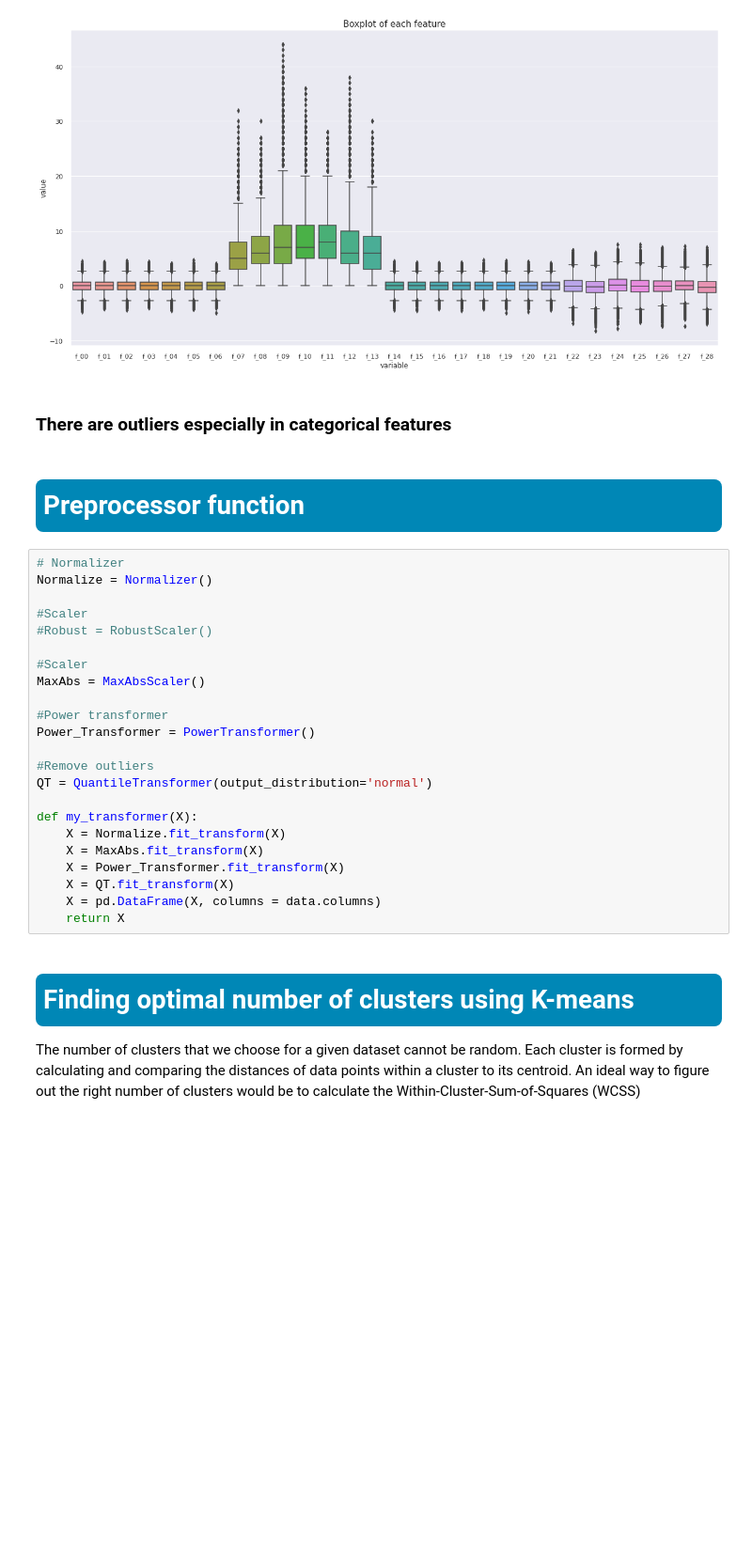
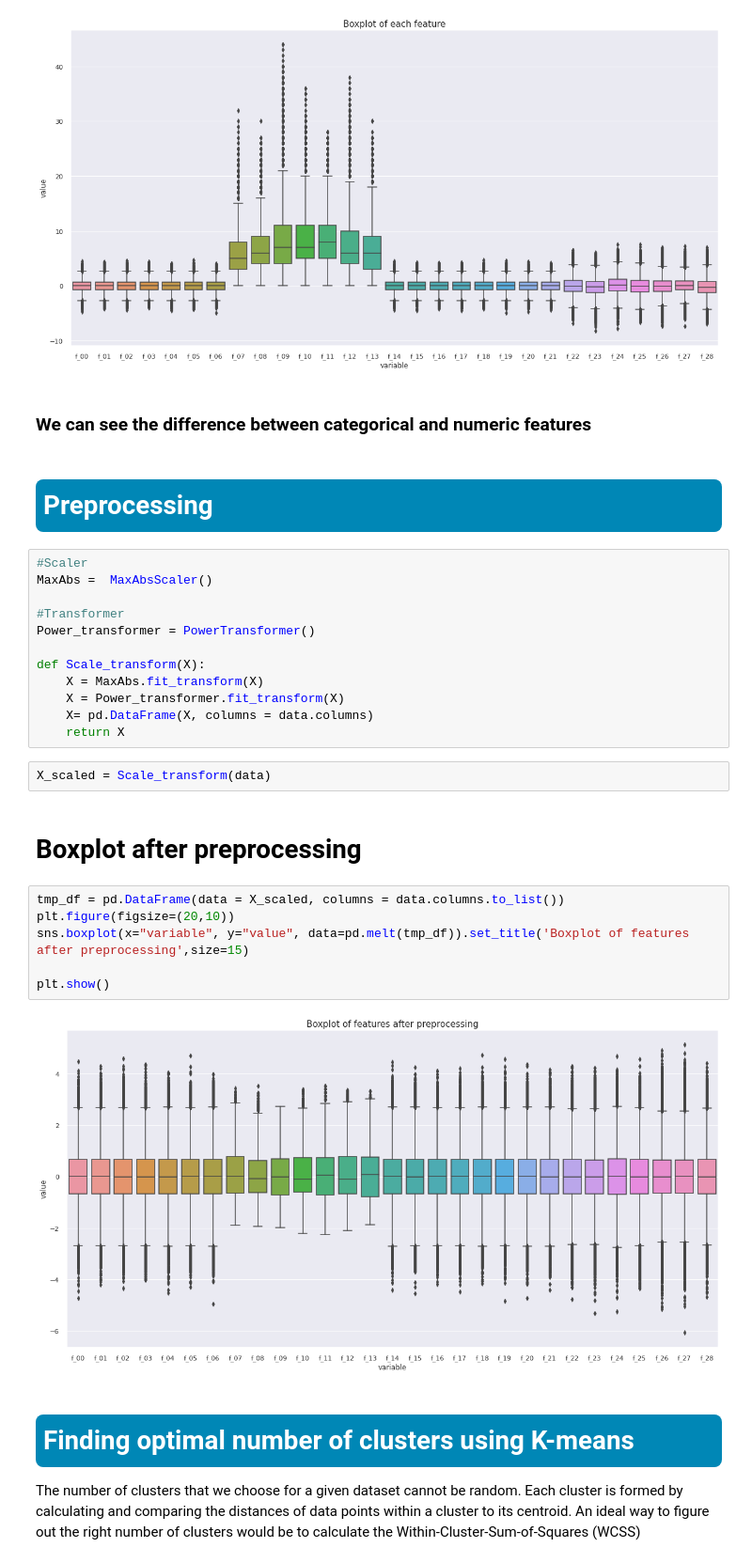
Before and after one commit to mehrdad-sadeghi/jupyter, a Jupyter notebook: tps-july2022-clustering-challenge-eda.ipynb, the cells around one changed output. Shown at 94% size. Drawn from its saved outputs; the diff is of its cells as text; blank space fills up the shorter version.

```diff
--- a/tps-july2022-clustering-challenge-eda.ipynb
+++ b/tps-july2022-clustering-challenge-eda.ipynb
@@ -103,32 +119,33 @@ plt.show()
 # %% [output]
 [figure]
 # %% [markdown]
-<h3 class="alert alert-info"> There are outliers especially in categorical features </h3>
+<h3 class="alert alert-info"> We can see the difference between categorical and numeric features  </h3>
 # %% [markdown]
-<h1 id="agrywdda" style="color:white;background:#0087B6;padding:8px;border-radius:8px"> Preprocessor function </h1>
+<h1 id="agrywdda" style="color:white;background:#0087B6;padding:8px;border-radius:8px"> Preprocessing </h1>
 # %%
-# Normalizer
-Normalize = Normalizer()
+#Scaler
+MaxAbs =  MaxAbsScaler()
 
-#Scaler
-#Robust = RobustScaler()
+#Transformer
+Power_transformer = PowerTransformer()
 
-#Scaler
-MaxAbs = MaxAbsScaler()
-
-#Power transformer
-Power_Transformer = PowerTransformer()
-
-#Remove outliers
-QT = QuantileTransformer(output_distribution='normal')
-
-def my_transformer(X):
-    X = Normalize.fit_transform(X)
+def Scale_transform(X):
     X = MaxAbs.fit_transform(X)
-    X = Power_Transformer.fit_transform(X)
-    X = QT.fit_transform(X)
-    X = pd.DataFrame(X, columns = data.columns)
+    X = Power_transformer.fit_transform(X)
+    X= pd.DataFrame(X, columns = data.columns)
     return X
+# %%
+X_scaled = Scale_transform(data)
+# %% [markdown]
+# Boxplot after preprocessing
+# %%
+tmp_df = pd.DataFrame(data = X_scaled, columns = data.columns.to_list())
+plt.figure(figsize=(20,10))
+sns.boxplot(x="variable", y="value", data=pd.melt(tmp_df)).set_title('Boxplot of features after preprocessing',size=15)
+
+plt.show()
+# %% [output]
+[figure, added]
 # %% [markdown]
 <h1 id="adggddweda" style="color:white;background:#0087B6;padding:8px;border-radius:8px"> Finding optimal number of clusters using K-means </h1>
 
```
Also changed, not shown: parts of 11 cells of this notebook.
